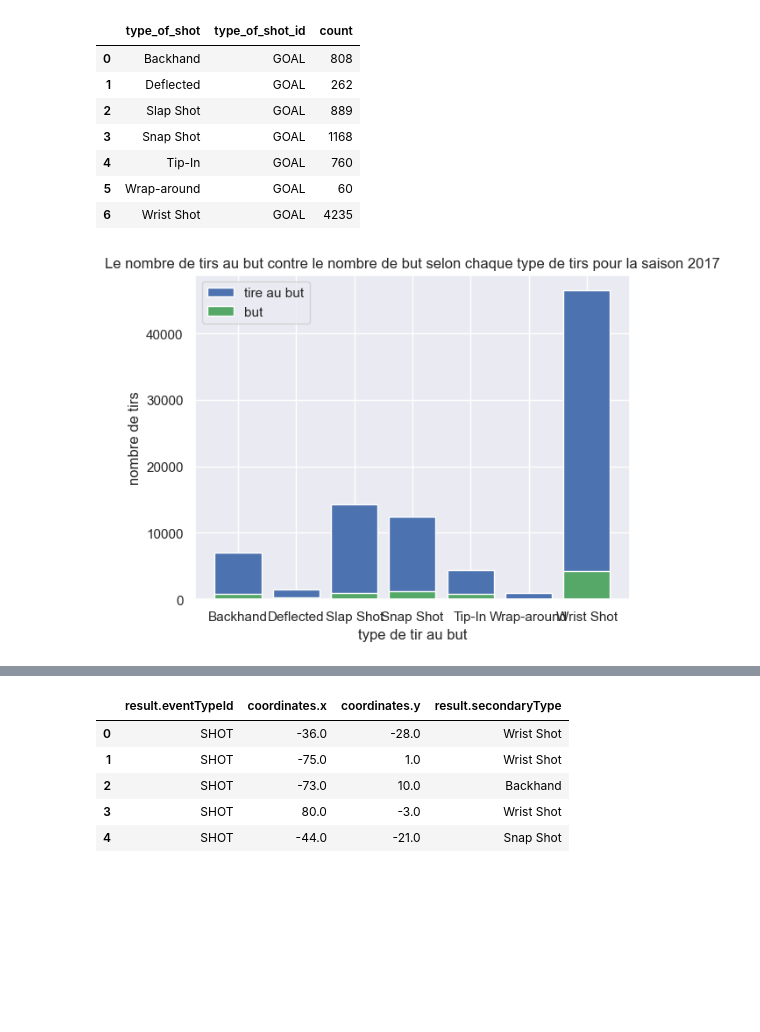
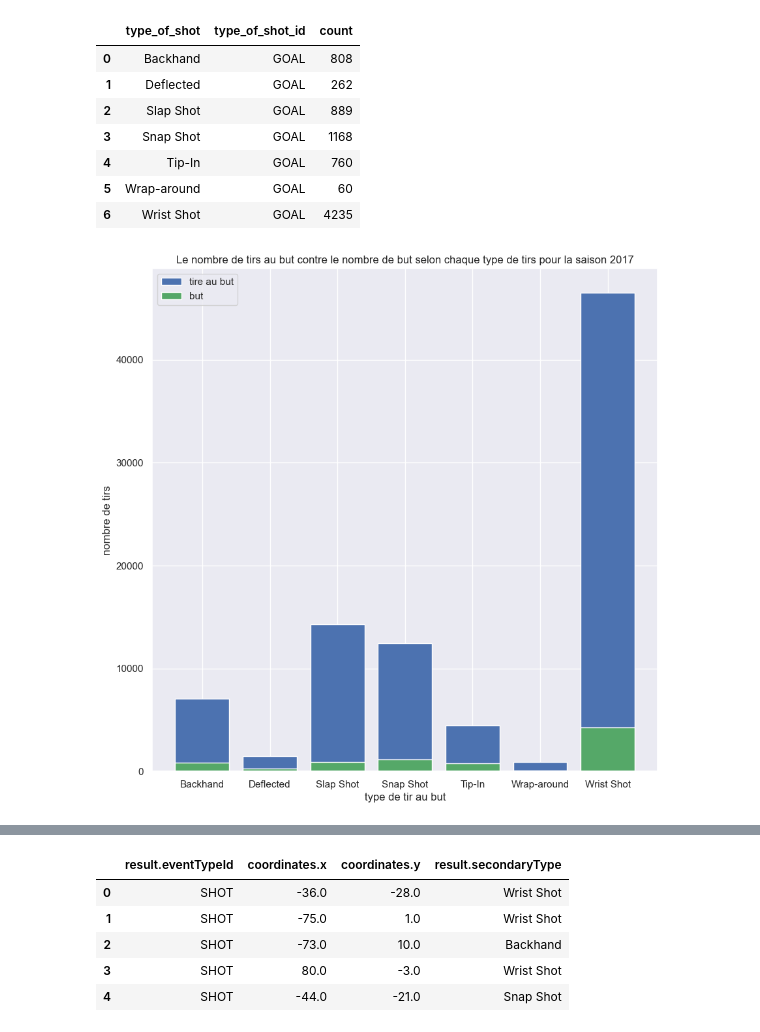
Before and after one commit to Mohamed-loua/ift6758-projet-hockey, a Jupyter notebook: src/_question_5.ipynb, the cells around one changed output, grey strips where cells are left out. Drawn from its saved outputs; the diff is of its cells as text; code cells hidden in the pictures; blank space fills up the shorter version.

```diff
--- a/src/_question_5.ipynb
+++ b/src/_question_5.ipynb
@@ -160,17 +160,18 @@ season_2017_df_goals
 | 5 | Wrap-around | GOAL | 60 |
 | 6 | Wrist Shot | GOAL | 4235 |
 # %%
+sns.set(rc={"figure.figsize":(10, 10)})
 plt.bar(season_2017_df_shots['type_of_shot'], season_2017_df_shots['count'], label="tire au but", color='b')
 plt.bar(season_2017_df_goals['type_of_shot'], season_2017_df_goals['count'], label="but", color='g')
 plt.plot()
 
 plt.xlabel("type de tir au but")
 plt.ylabel("nombre de tirs")
 plt.title("Le nombre de tirs au but contre le nombre de but selon chaque type de tirs pour la saison 2017")
 plt.legend()
 plt.show()
 # %% [output]
-[figure, old version]
+[figure, new version]
 # %%
 plt.bar(season_2018_df_shots['type_of_shot'], season_2018_df_shots['count'], label="tire au but", color='b')
 plt.bar(season_2018_df_goals['type_of_shot'], season_2018_df_goals['count'], label="but", color='g')
```
Also changed, not shown: parts of 13 cells of this notebook, 1 other file.
